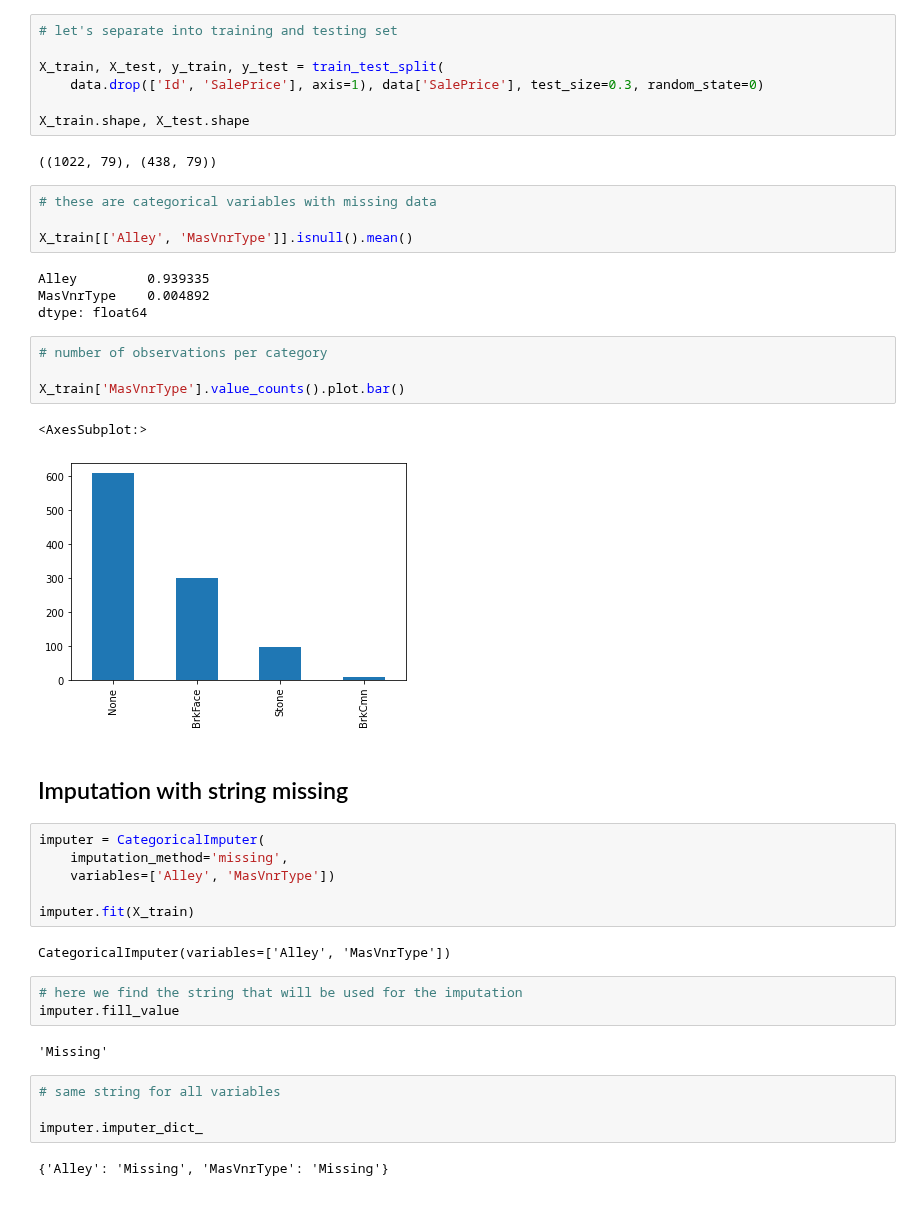
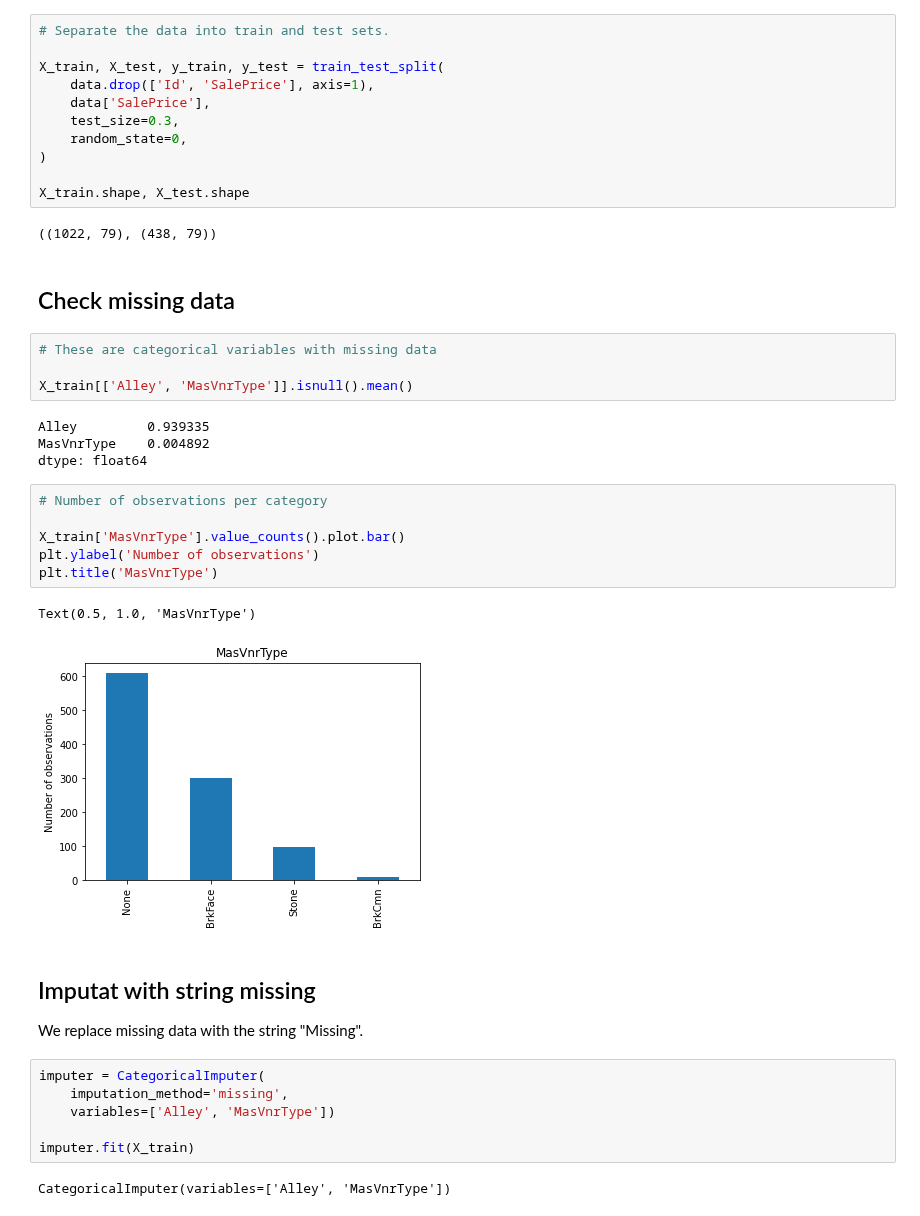
Before and after one commit to feature-engine/feature-engine-examples, a Jupyter notebook: imputation/CategoricalImputer.ipynb, the cells around one changed output. Cells and saved outputs as stored; diff of their text form.

Commit message:
update 3 imputation notebooks

```diff
--- a/imputation/CategoricalImputer.ipynb
+++ b/imputation/CategoricalImputer.ipynb
@@ -36,14 +49,20 @@ data.head()
 # %%
-# let's separate into training and testing set
+# Separate the data into train and test sets.
 
 X_train, X_test, y_train, y_test = train_test_split(
-    data.drop(['Id', 'SalePrice'], axis=1), data['SalePrice'], test_size=0.3, random_state=0)
+    data.drop(['Id', 'SalePrice'], axis=1),
+    data['SalePrice'],
+    test_size=0.3,
+    random_state=0,
+)
 
 X_train.shape, X_test.shape
 # %% [output]
 ((1022, 79), (438, 79))
+# %% [markdown]
+## Check missing data
 # %%
-# these are categorical variables with missing data
+# These are categorical variables with missing data
 
 X_train[['Alley', 'MasVnrType']].isnull().mean()
 # %% [output]
@@ -51,14 +70,18 @@ Alley         0.939335
 MasVnrType    0.004892
 dtype: float64
 # %%
-# number of observations per category
+# Number of observations per category
 
 X_train['MasVnrType'].value_counts().plot.bar()
+plt.ylabel('Number of observations')
+plt.title('MasVnrType')
 # %% [output]
-<AxesSubplot:>
+Text(0.5, 1.0, 'MasVnrType')
-[figure, old version]
+[figure, new version]
-# %% [markdown]
-## Imputation with string missing
+# %% [markdown]
+## Imputat with string missing
+
+We replace missing data with the string "Missing".
 # %%
 imputer = CategoricalImputer(
     imputation_method='missing',
@@ -67,14 +90,3 @@ imputer = CategoricalImputer(
 imputer.fit(X_train)
 # %% [output]
 CategoricalImputer(variables=['Alley', 'MasVnrType'])
-# %%
-# here we find the string that will be used for the imputation
-imputer.fill_value
-# %% [output]
-'Missing'
-# %%
-# same string for all variables
-
-imputer.imputer_dict_
-# %% [output]
-{'Alley': 'Missing', 'MasVnrType': 'Missing'}
```
Also changed, not shown: parts of 47 cells of this notebook, 2 other files.
